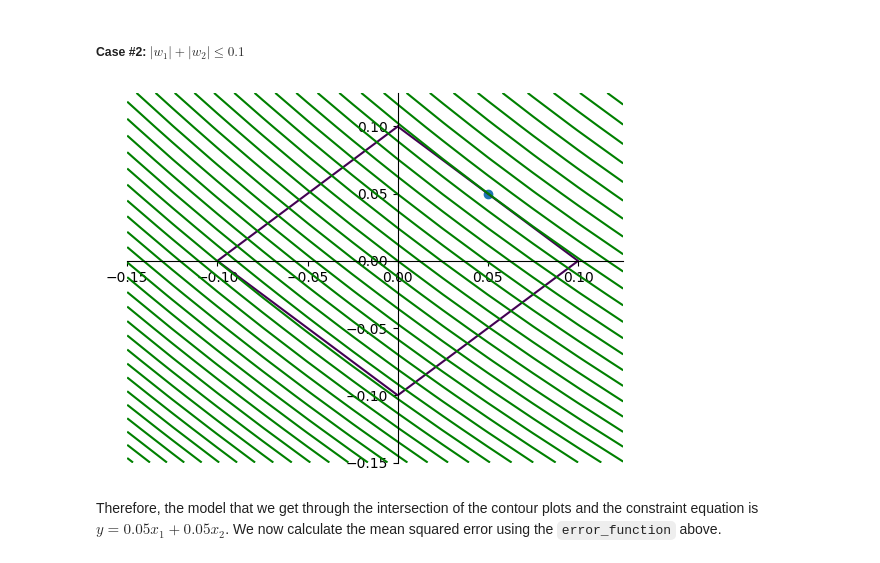
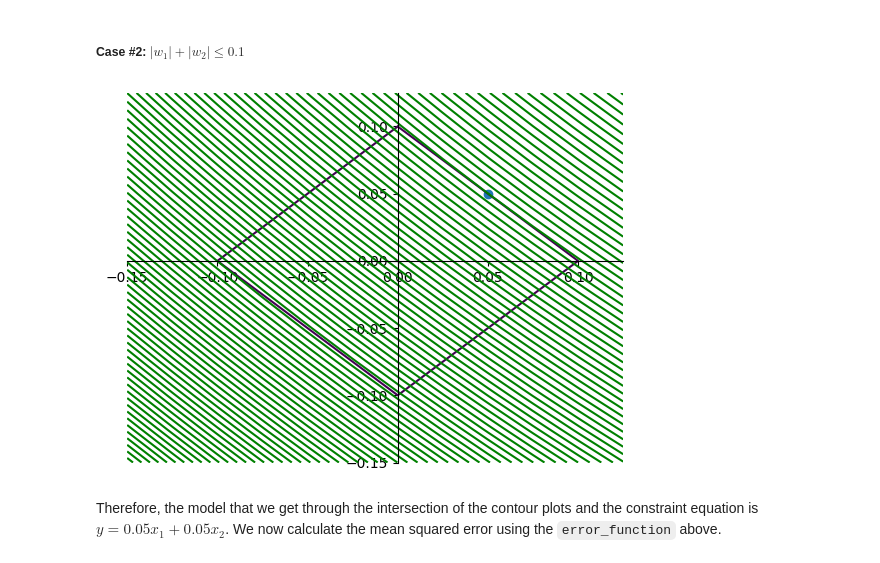
Before and after one commit to mokshith002/FODS-Assignment-1, a Jupyter notebook: 1C.ipynb, the cells around one changed output. Drawn from its saved outputs; the diff is of its cells as text; code cells hidden in the pictures.

```diff
--- a/1C.ipynb
+++ b/1C.ipynb
@@ -123,23 +123,23 @@ res
 # %%
 w1_range = np.arange(-0.15, 0.15, delta)
 w2_range = np.arange(-0.15, 0.15, delta)
 w1, w2 = np.meshgrid(w1_range, w2_range)
 
 ax = plt.gca()
 ax.spines['top'].set_color('none')
 ax.spines['left'].set_position('zero')
 ax.spines['right'].set_color('none')
 ax.spines['bottom'].set_position('zero')
 
 cost_func = w1_sq_coeff * w1 * w1 + w2_sq_coeff * w2 * w2 + w1w2_coeff * w1 * w2 + w1_coeff * w1 + w2_coeff * w2 + const
 eqn2 = 0.1 - abs(w1) - abs(w2)
 
 plt.contour(w1, w2, eqn2, [0])
-plt.contour(w1, w2, cost_func, 50, colors = 'g')
+plt.contour(w1, w2, cost_func, 150, colors = 'g')
 plt.scatter(0.05, 0.05)
 plt.show()
 # %% [output]
-[figure, old version]
+[figure, new version]
 # %% [markdown]
 Therefore, the model that we get through the intersection of the contour plots and the constraint equation is $y = 0.05x_1 + 0.05x_2$. We now calculate the mean squared error using the `error_function` above.
 # %%
```
Also changed, not shown: parts of 1 cell of this notebook.
